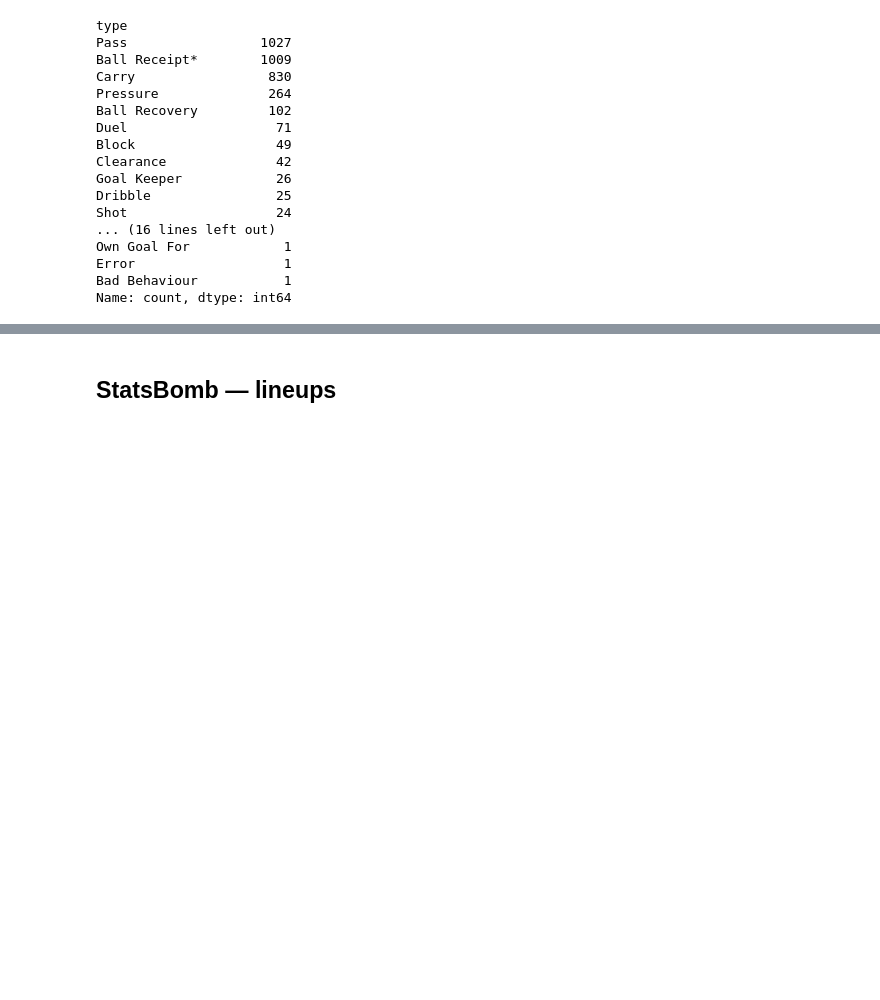
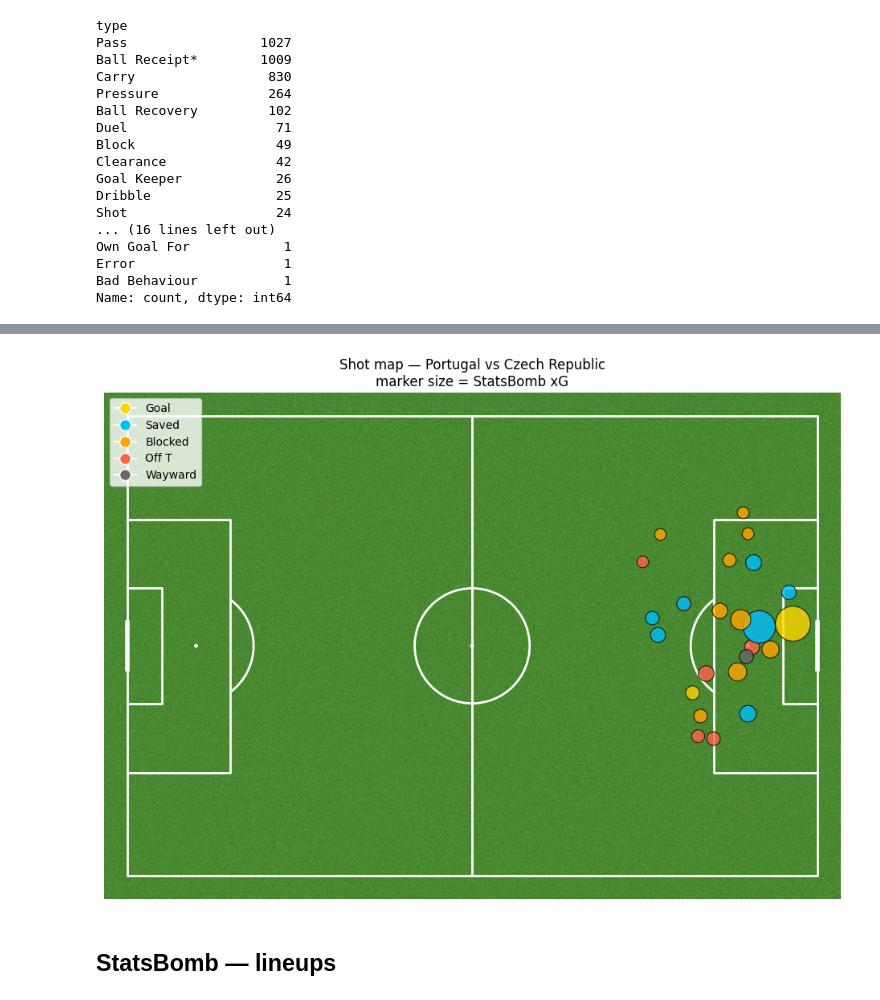
Before and after one commit to GuiPadinha/football-analytics-portfolio, a Jupyter notebook: notebooks/01_data_exploration.ipynb, the cells around one changed output, grey strips where cells are left out. Saved outputs shown, nothing was run; the diff lists cells and outputs as text; code cells hidden in the pictures; blank space fills up the shorter version.

```diff
--- a/notebooks/01_data_exploration.ipynb
+++ b/notebooks/01_data_exploration.ipynb
@@ -109,3 +115,33 @@ shots[shot_columns]
+# %%
+import matplotlib.pyplot as plt
+from mplsoccer import Pitch
+
+pitch = Pitch(pitch_type='statsbomb', pitch_color='grass', line_color='white')
+fig, ax = pitch.draw(figsize=(10, 7))
+
+outcome_colors = {
+    'Goal': 'gold',
+    'Saved': 'deepskyblue',
+    'Blocked': 'orange',
+    'Off T': 'tomato',
+    'Wayward': 'dimgrey',
+}
+
+for _, shot in shots.iterrows():
+    x, y = shot['location']
+    color = outcome_colors[shot['shot_outcome']]
+    size = 100 + shot['shot_statsbomb_xg'] * 1500
+    pitch.scatter(x, y, s=size, color=color, edgecolors='black', linewidth=0.8,
+                  alpha=0.8, ax=ax, zorder=2)
+
+handles = [plt.Line2D([0], [0], marker='o', color='w', markerfacecolor=c, markersize=10, label=label)
+           for label, c in outcome_colors.items()]
+ax.legend(handles=handles, loc='upper left', fontsize=10)
+ax.set_title(f"Shot map — {euro_matches.iloc[0]['home_team']} vs {euro_matches.iloc[0]['away_team']}\n"
+             "marker size = StatsBomb xG", fontsize=12)
+plt.show()
+# %% [output]
+[figure, added]
 # %% [markdown]
 ## StatsBomb — lineups
 # %%
```
Also changed, not shown: parts of 1 cell of this notebook, 5 other files.
